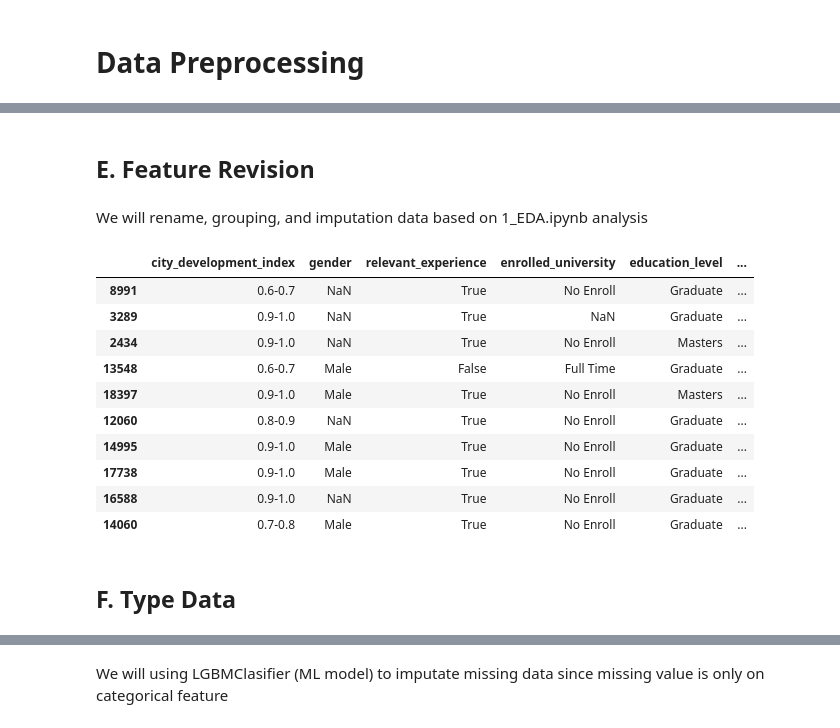
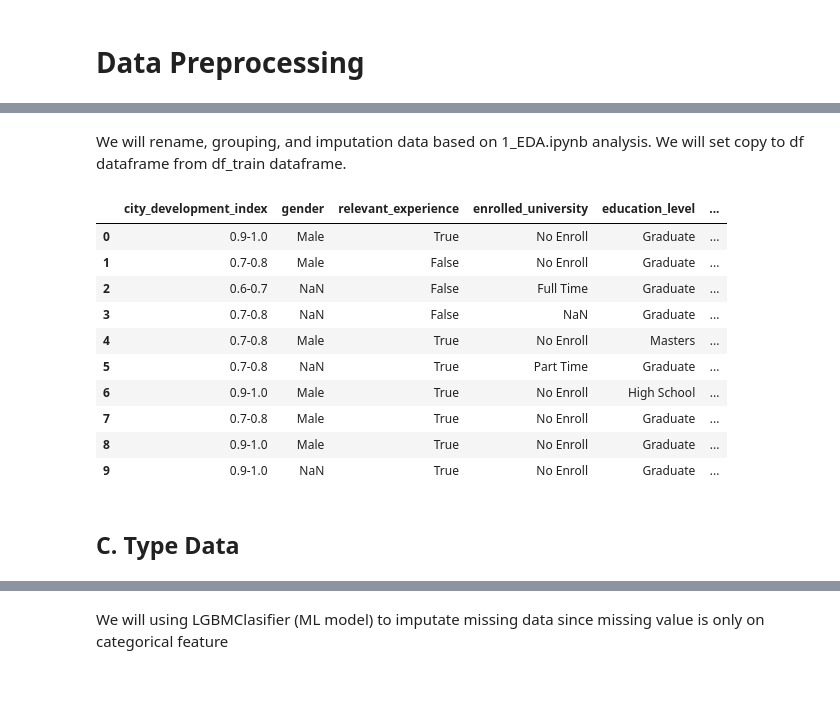
Before and after one commit to MN-Atthoriq/Data-Science-Project_HR-Analytics-Job-Change-of-Data-Scientist, a Jupyter notebook: 2_Data-Preprocessing_Stage-2.ipynb, the cells around one changed output, grey strips where cells are left out. Saved outputs shown, nothing was run; the diff lists cells and outputs as text; code cells hidden in the pictures; blank space fills up the shorter version.

Commit message:
Change that we will give reccomendation to change data type to categorical in 1_EDA and finalize 2_Data-Preprocessing

```diff
--- a/2_Data-Preprocessing_Stage-2.ipynb
+++ b/2_Data-Preprocessing_Stage-2.ipynb
@@ -76,3 +67,0 @@ plt.show()
-# %%
-# log transformation
-df_train['training_hours'] = np.log1p(df_train['training_hours']) # using log1p to avoid log(0)
@@ -84,0 +71,4 @@ plt.show()
+# %%
+# drop column enrollee_id, city, and training_hours
+df_train.drop(['enrollee_id','city','training_hours'], axis=1, inplace=True)
+df_train.head()
@@ -108,7 +91,0 @@ plt.show()
-# %%
-# remove outlier
-initial = df_train.shape[0] # it wil be using as a constant
-before = df_train.shape[0]
-df_train = remove_outlier(df_train, 'training_hours')
-after = df_train.shape[0]
-print(f'Number of outlier removed : {before-after} or {((before-after)/initial)*100:.2f}% total train data')
@@ -128,4 +91,0 @@ We will drop column enrollee_id and city
-# %%
-# drop column enrollee_id and city
-df_train.drop(['enrollee_id','city'], axis=1, inplace=True)
-df_train.head()
@@ -139,65 +92,66 @@ df_train.head()
-# %% [markdown]
-## E. Feature Revision
 # %% [markdown]
-We will rename, grouping, and imputation data based on 1_EDA.ipynb analysis
+We will rename, grouping, and imputation data based on 1_EDA.ipynb analysis. We will set copy to df dataframe from df_train dataframe.
 # %%
 # rename relevent_experience to relevant_experience
 df_train.rename(columns={'relevent_experience':'relevant_experience'}, inplace=True)
 
+# copy the data
+df = df_train.copy()
+
 # grouping city_development_index
-df_train['city_development_index'] = df_train['city_development_index'].apply(lambda x: '<=0.6' if x <= 0.6
+df['city_development_index'] = df_train['city_development_index'].apply(lambda x: '<=0.6' if x <= 0.6
                                                                                 else '0.6-0.7' if x <= 0.7
                                                                                 else '0.7-0.8' if x <= 0.8
                                                                                 else '0.8-0.9' if x <= 0.9
                                                                                 else np.nan if pd.isna(x)
                                                                                 else '0.9-1.0')
 
 # grouping relevant_experience
-df_train['relevant_experience'] = df_train['relevant_experience'].apply(lambda x: True if x == "Has relevent experience"
+df['relevant_experience'] = df_train['relevant_experience'].apply(lambda x: True if x == "Has relevent experience"
                                                  else np.nan if pd.isna(x) else False)
 
 # grouping enrolled_university
-df_train['enrolled_university'] = df_train['enrolled_university'].apply(lambda x: "No Enroll" if x == "no_enrollment"
+df['enrolled_university'] = df_train['enrolled_university'].apply(lambda x: "No Enroll" if x == "no_enrollment"
                                                                         else "Full Time" if x == "Full time course"
                                                                         else np.nan if pd.isna(x) else "Part Time")
 
 # grouping and imputation major_discipline
-df_train['major_discipline'] = df_train['major_discipline'].apply(lambda x: "STEM" if x == "STEM"
+df['major_discipline'] = df_train['major_discipline'].apply(lambda x: "STEM" if x == "STEM"
                               else "No Major" if x == "No Major"
                               else np.nan if pd.isna(x) else "Non-STEM")
-df_train['major_discipline'] = np.where((df_train['education_level'].isin(['Graduate', 'Masters'])) & (df_train['major_discipline'] == 'No Major'), np.nan,
-                        np.where((df_train['education_level'].isin(['Primary School', 'High School'])) & (df_train['major_discipline'].isnull()),'No Major',df_train['major_discipline']))
+df['major_discipline'] = np.where((df['education_level'].isin(['Graduate', 'Masters'])) & (df['major_discipline'] == 'No Major'), np.nan,
+                        np.where((df['education_level'].isin(['Primary School', 'High School'])) & (df['major_discipline'].isnull()),'No Major',df['major_discipline']))
 
 # grouping experience
-df_train['experience'] = df_train['experience'].apply(lambda x: "Early Career" if x in ['<1','1','2','3','4']
+df['experience'] = df_train['experience'].apply(lambda x: "Early Career" if x in ['<1','1','2','3','4']
                                                         else "Mid Career" if x in ['5','6','7','8','9','10']
                                                         else "Senior Career" if x in ['11','12','13','14','15']
                                                         else np.nan if pd.isna(x) else "High Experience")
 
 # grouping company_size
-df_train['company_size'] = df_train['company_size'].apply(lambda x: "Medium" if x in ['100-500', '500-999']
+df['company_size'] = df_train['company_size'].apply(lambda x: "Medium" if x in ['100-500', '500-999']
                                                             else "Large" if x in ['1000-4999', '5000-9999']
                                                             else "Very Large" if x in ['10000+']
                                                             else np.nan if pd.isna(x) else "Small")
 
 # rename company_type
-df_train['company_type'] = df_train['company_type'].apply(lambda x: "Early Startup" if x == "Early Stage Startup" else x)
+df['company_type'] = df_train['company_type'].apply(lambda x: "Early Startup" if x == "Early Stage Startup" else x)
 
 # check data
-df_train.sample(10)
+df.head(10)
 # %% [output]
 |  | city_development_index | gender | relevant_experience | enrolled_university | education_level | ... |
-| 8991 | 0.6-0.7 | NaN | True | No Enroll | Graduate | ... |
-| 3289 | 0.9-1.0 | NaN | True | NaN | Graduate | ... |
-| 2434 | 0.9-1.0 | NaN | True | No Enroll | Masters | ... |
-| 13548 | 0.6-0.7 | Male | False | Full Time | Graduate | ... |
-| 18397 | 0.9-1.0 | Male | True | No Enroll | Masters | ... |
-| 12060 | 0.8-0.9 | NaN | True | No Enroll | Graduate | ... |
-| 14995 | 0.9-1.0 | Male | True | No Enroll | Graduate | ... |
-| 17738 | 0.9-1.0 | Male | True | No Enroll | Graduate | ... |
-| 16588 | 0.9-1.0 | NaN | True | No Enroll | Graduate | ... |
-| 14060 | 0.7-0.8 | Male | True | No Enroll | Graduate | ... |
+| 0 | 0.9-1.0 | Male | True | No Enroll | Graduate | ... |
+| 1 | 0.7-0.8 | Male | False | No Enroll | Graduate | ... |
+| 2 | 0.6-0.7 | NaN | False | Full Time | Graduate | ... |
+| 3 | 0.7-0.8 | NaN | False | NaN | Graduate | ... |
+| 4 | 0.7-0.8 | Male | True | No Enroll | Masters | ... |
+| 5 | 0.7-0.8 | NaN | True | Part Time | Graduate | ... |
+| 6 | 0.9-1.0 | Male | True | No Enroll | High School | ... |
+| 7 | 0.7-0.8 | Male | True | No Enroll | Graduate | ... |
+| 8 | 0.9-1.0 | Male | True | No Enroll | Graduate | ... |
+| 9 | 0.9-1.0 | NaN | True | No Enroll | Graduate | ... |
 # %% [markdown]
-## F. Type Data
+## C. Type Data
 # %%
 # check type data
```
Also changed, not shown: parts of 29 cells of this notebook, 1 other file.
